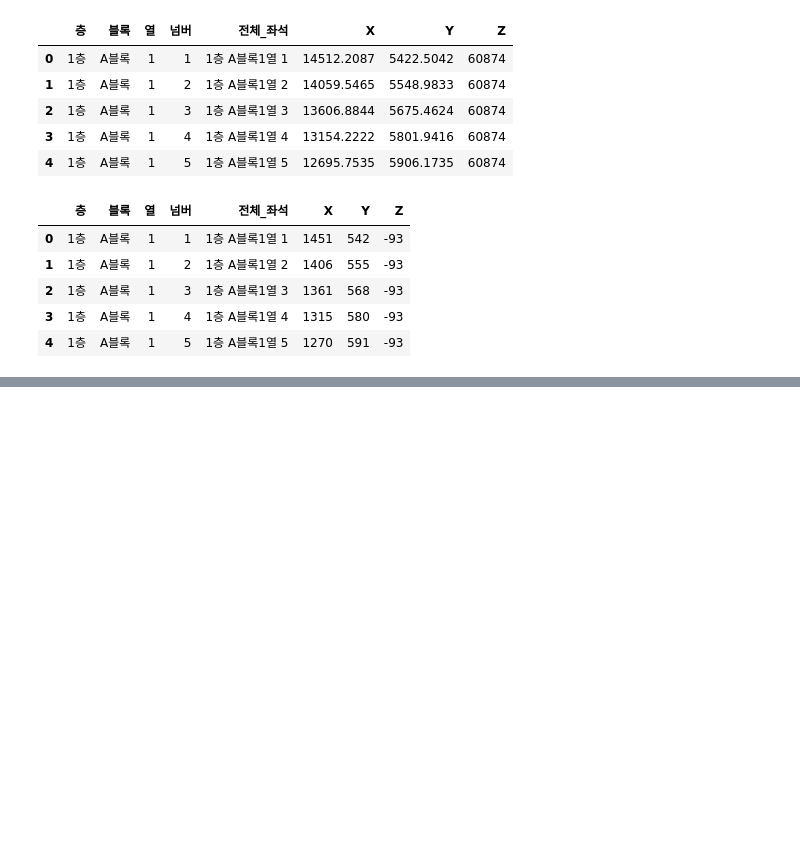
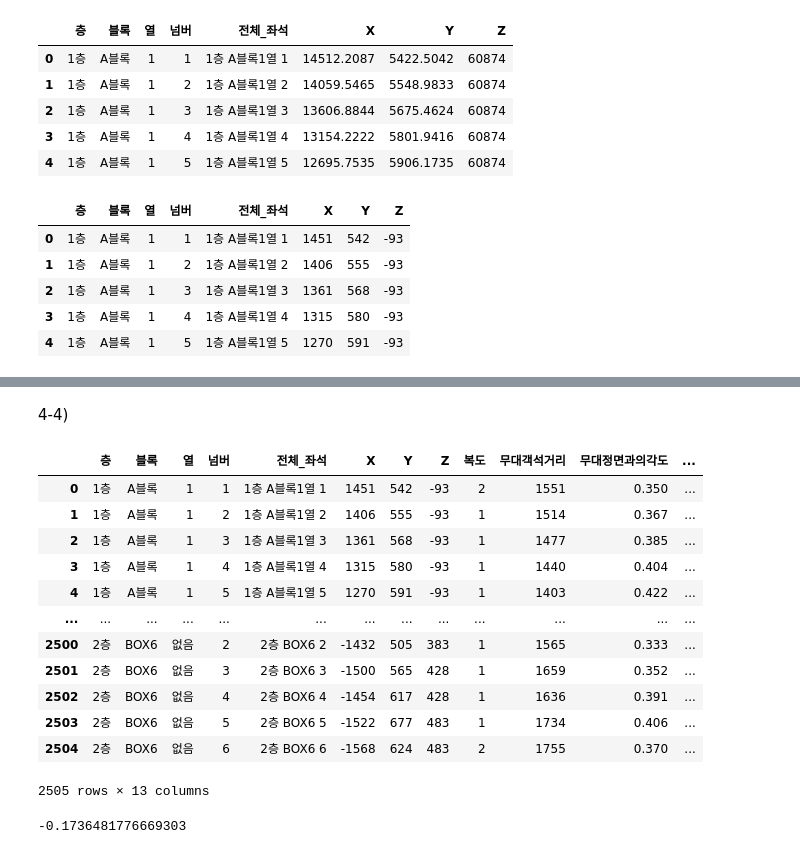
Before and after one commit to yonghyeun/BigContest-CocenrtHall, a Jupyter notebook: seat_coordinate.ipynb, the cells around one changed output, grey strips where cells are left out. Cells and saved outputs as stored; diff of their text form; code cells hidden in the pictures; blank space fills up the shorter version.

```diff
--- a/seat_coordinate.ipynb
+++ b/seat_coordinate.ipynb
@@ -17 +25,6 @@ import matplotlib.pyplot as plt
 import seaborn as sns
+# %%
+# settings
+%matplotlib inline
+pd.get_option("display.max_columns", 100)
+pd.set_option('display.max_rows', 500)
@@ -90,0 +140,19 @@ df.head()
+# %%
+# 자리가 복도 자리인 경우 : 층, 블록, 열 별로 가장 끝 번호인 경우 찾기\
+df['복도'] = ((df['넘버'] == min_nums) | (df['넘버'] == max_nums)).astype(int)
+
+# 열이 복도와 인접한 경우 : 첫 열, 끝 열 찾기
+cond1 = ((df['열']==max_row) | (df['열']==1))
+cond2 = ((df['층']=='1층') & (df['블록'].isin(['A블록', 'E블록'])) & (df['열']==13))
+cond3 = ((df['층']=='1층') & (df['블록'].isin(['B블록', 'C블록', 'D블록'])) & (df['열']==14))
+df.loc[cond1 | cond2 | cond3, '복도'] += 1
+
+# 2d scatter plot
+fig = px.scatter(df, x='X', y='Y', color='복도', facet_col='층', hover_name='전체_좌석')
+fig.update_layout(width=1500, height=600)
+fig.update_traces(marker={'size': 3})
+fig.show()
+
+# 합창석 : FH블록 3열
+# 2층 : BD블록 7열
+# 3층 : BCDEF블록 1열
@@ -90,0 +161,11 @@ df.head()
+# %%
+df['무대객석거리'] = df.apply(
+    lambda r: np.sqrt(r['X']**2 + r['Y']**2 + r['Z']**2), axis=1).astype(int)
+
+display(df.head())
+
+# 3d scatter plot
+fig = px.scatter_3d(df, x='X', y='Y', z='Z', color='무대객석거리', hover_name='전체_좌석')
+fig.update_layout(width=800, height=600)
+fig.update_traces(marker={'size': 1})
+fig.show()
@@ -90,0 +197,7 @@ df.head()
+# %%
+df['무대정면과의각도'] = round(np.cos(np.arctan2(df['X'], df['Y'])), 3)
+print(df['무대정면과의각도'].describe())
+
+# 2D scatter plot
+px.scatter(df, x='X', y='Y', color='무대정면과의각도', width=600, height=600, hover_name='전체_좌석',
+           color_continuous_scale=px.colors.diverging.balance)
@@ -90,0 +214,32 @@ df.head()
+# %% [markdown]
+4-4)
+# %%
+df['무대정면_상하각도'] = (round(np.rad2deg(np.arcsinh(df['Z'] / df['무대객석거리'])), 1))
+df
+# %% [output]
+|  | 층 | 블록 | 열 | 넘버 | 전체_좌석 | X | Y | Z | 복도 | 무대객석거리 | 무대정면과의각도 | ... |
+| 0 | 1층 | A블록 | 1 | 1 | 1층 A블록1열 1 | 1451 | 542 | -93 | 2 | 1551 | 0.350 | ... |
+| 1 | 1층 | A블록 | 1 | 2 | 1층 A블록1열 2 | 1406 | 555 | -93 | 1 | 1514 | 0.367 | ... |
+| 2 | 1층 | A블록 | 1 | 3 | 1층 A블록1열 3 | 1361 | 568 | -93 | 1 | 1477 | 0.385 | ... |
+| 3 | 1층 | A블록 | 1 | 4 | 1층 A블록1열 4 | 1315 | 580 | -93 | 1 | 1440 | 0.404 | ... |
+| 4 | 1층 | A블록 | 1 | 5 | 1층 A블록1열 5 | 1270 | 591 | -93 | 1 | 1403 | 0.422 | ... |
+| ... | ... | ... | ... | ... | ... | ... | ... | ... | ... | ... | ... | ... |
+| 2500 | 2층 | BOX6 | 없음 | 2 | 2층 BOX6 2 | -1432 | 505 | 383 | 1 | 1565 | 0.333 | ... |
+| 2501 | 2층 | BOX6 | 없음 | 3 | 2층 BOX6 3 | -1500 | 565 | 428 | 1 | 1659 | 0.352 | ... |
+| 2502 | 2층 | BOX6 | 없음 | 4 | 2층 BOX6 4 | -1454 | 617 | 428 | 1 | 1636 | 0.391 | ... |
+| 2503 | 2층 | BOX6 | 없음 | 5 | 2층 BOX6 5 | -1522 | 677 | 483 | 1 | 1734 | 0.406 | ... |
+| 2504 | 2층 | BOX6 | 없음 | 6 | 2층 BOX6 6 | -1568 | 624 | 483 | 2 | 1755 | 0.370 | ... |
+2505 rows × 13 columns
+# %%
+def 무대정면과의각도(x, y):
+    # 무대의 정면(y축)에서 얼마나 벗어나 있는지를 cos값으로 리턴 (-1 ~ 1 사이의 값)
+    degree = np.arctan2(x, y)
+    return np.cos(np.deg2rad(degree))
+
+def 무대와의거리(x, y, z):
+    # 무대 중심(원점 0, 0, 0)에서부터 객석까지의 거리
+    return int(round(np.sqrt(x**2 + y**2 + z**2)))
+
+def 객석의각도(x, y):
+# %% [output]
+-0.1736481776669303
```
Also changed, not shown: parts of 19 cells of this notebook.
